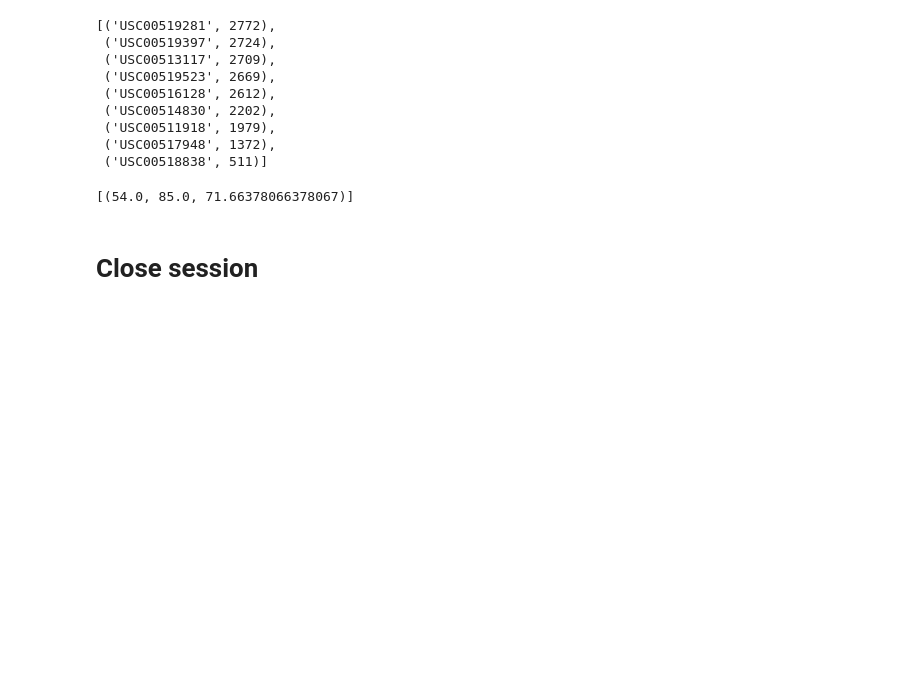
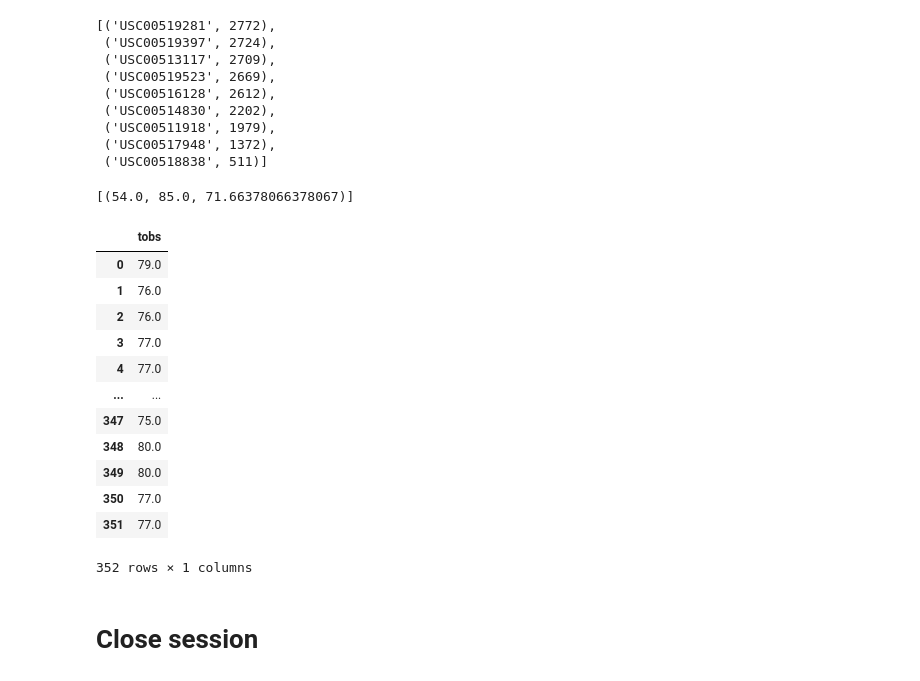
Before and after one commit to MGPolanco/sqlalchemy-challenge, a Jupyter notebook: climate_starter.ipynb, the cells around one changed output. Saved outputs shown, nothing was run; the diff lists cells and outputs as text; code cells hidden in the pictures; blank space fills up the shorter version.

```diff
--- a/climate_starter.ipynb
+++ b/climate_starter.ipynb
@@ -114,6 +125,26 @@ session.query(*ave_temp).filter(measurement.station=='USC00519281').all()
 # %%
 # Using the most active station id
 # Query the last 12 months of temperature observation data for this station and plot the results as a histogram
+last_year = session.query(measurement.tobs).\
+    filter(measurement.station == 'USC00519281').\
+    filter(measurement.date >= previous_year).\
+    order_by(measurement.date.desc()).all()
+last_year_df = pd.DataFrame(last_year)
+last_year_df
+# %% [output]
+|  | tobs |
+| 0 | 79.0 |
+| 1 | 76.0 |
+| 2 | 76.0 |
+| 3 | 77.0 |
+| 4 | 77.0 |
+| ... | ... |
+| 347 | 75.0 |
+| 348 | 80.0 |
+| 349 | 80.0 |
+| 350 | 77.0 |
+| 351 | 77.0 |
+352 rows × 1 columns
 # %% [markdown]
 # Close session
 # %%
```
Also changed, not shown: parts of 1 cell of this notebook.
